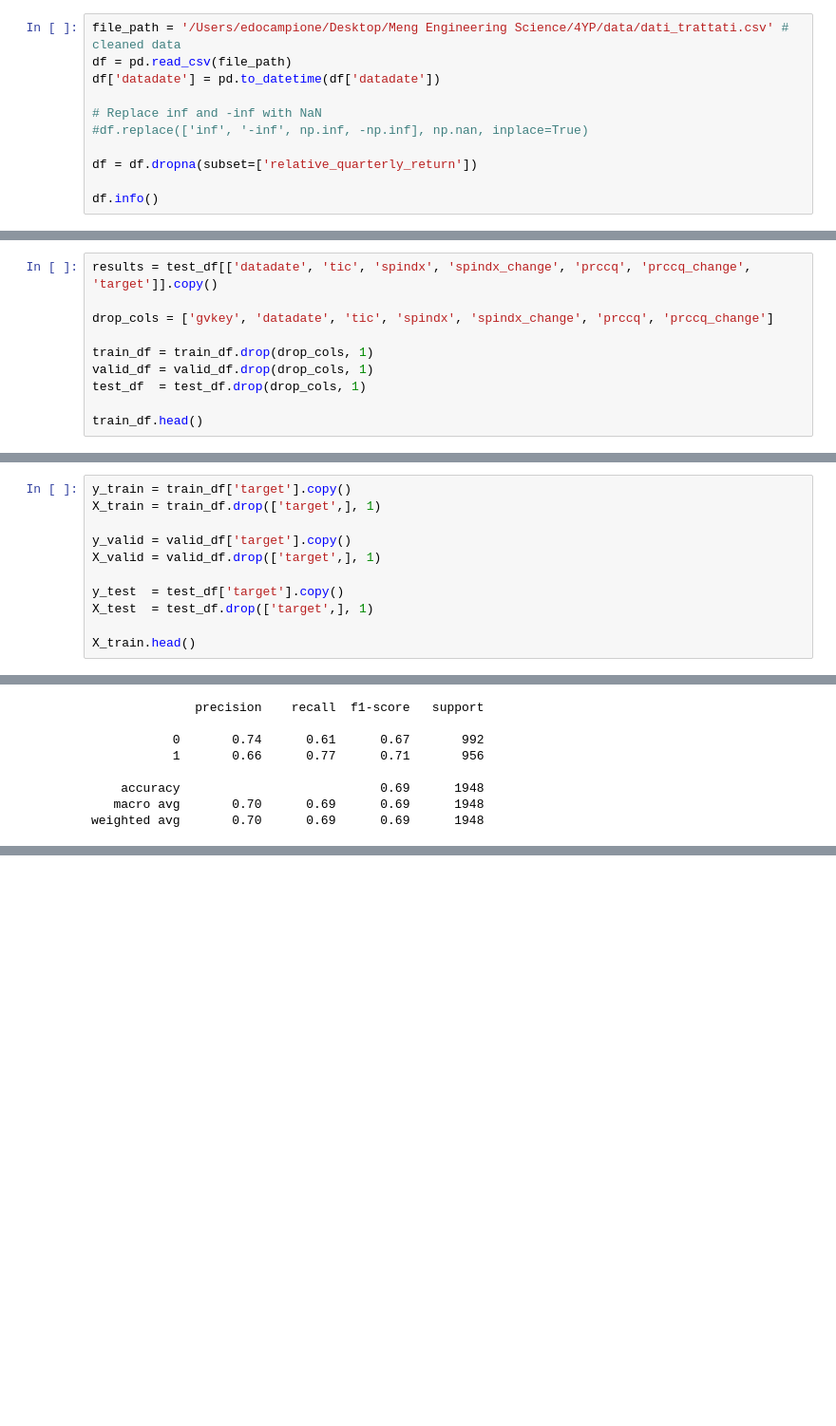
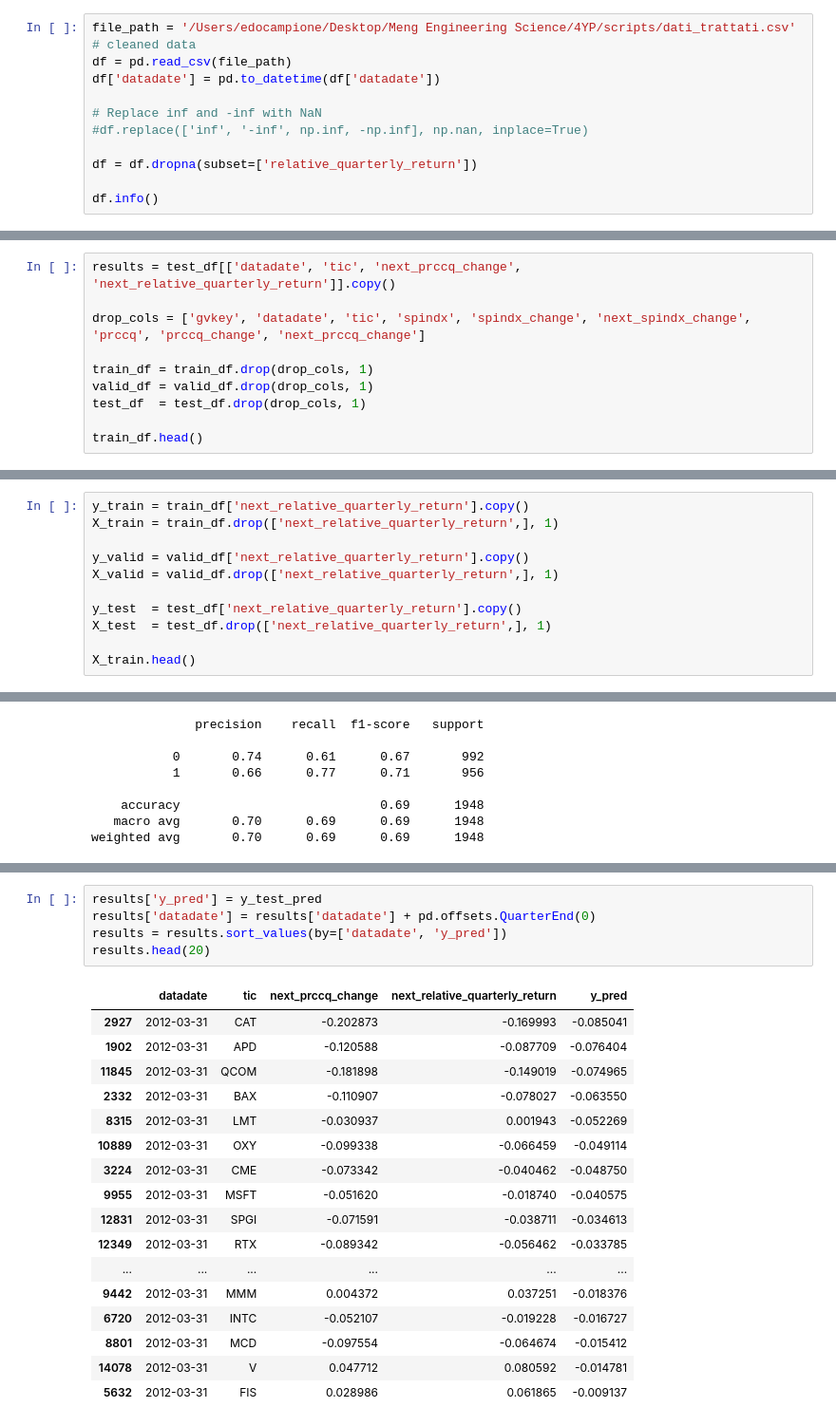
Before and after one commit to edocampione/4YP, a Jupyter notebook: models/technical classification copy.ipynb, the cells around one changed output, grey strips where cells are left out. Shown at 95% size. Saved outputs shown, nothing was run; the diff lists cells and outputs as text; blank space fills up the shorter version.

```diff
--- a/models/technical classification copy.ipynb
+++ b/models/technical classification copy.ipynb
@@ -36,7 +36,7 @@ templated_fig = pio.to_templated(fig)
 pio.templates['my_template'] = templated_fig.layout.template
 pio.templates.default = 'my_template'
 # %%
-file_path = '/Users/edocampione/Desktop/Meng Engineering Science/4YP/data/dati_trattati.csv' # cleaned data
+file_path = '/Users/edocampione/Desktop/Meng Engineering Science/4YP/scripts/dati_trattati.csv' # cleaned data
 df = pd.read_csv(file_path)
 df['datadate'] = pd.to_datetime(df['datadate'])
 
@@ -110,7 +110,7 @@ train_df.head()
 # %%
-results = test_df[['datadate', 'tic', 'spindx', 'spindx_change', 'prccq', 'prccq_change', 'target']].copy()
+results = test_df[['datadate', 'tic', 'next_prccq_change', 'next_relative_quarterly_return']].copy()
 
-drop_cols = ['gvkey', 'datadate', 'tic', 'spindx', 'spindx_change', 'prccq', 'prccq_change']
+drop_cols = ['gvkey', 'datadate', 'tic', 'spindx', 'spindx_change', 'next_spindx_change', 'prccq', 'prccq_change', 'next_prccq_change']
 
 train_df = train_df.drop(drop_cols, 1)
 valid_df = valid_df.drop(drop_cols, 1)
@@ -126,14 +126,14 @@ train_df.head()
 | 36 | 0.013564 | 0.085242 | -0.225806 | -0.002874 | 0.024924 | 0.079231 | -0.736946 | 0.319 | 0.272 | 10.059 | ... | ... |
 5 rows × 39 columns
 # %%
-y_train = train_df['target'].copy()
-X_train = train_df.drop(['target',], 1)
+y_train = train_df['next_relative_quarterly_return'].copy()
+X_train = train_df.drop(['next_relative_quarterly_return',], 1)
 
-y_valid = valid_df['target'].copy()
-X_valid = valid_df.drop(['target',], 1)
+y_valid = valid_df['next_relative_quarterly_return'].copy()
+X_valid = valid_df.drop(['next_relative_quarterly_return',], 1)
 
-y_test  = test_df['target'].copy()
-X_test  = test_df.drop(['target',], 1)
+y_test  = test_df['next_relative_quarterly_return'].copy()
+X_test  = test_df.drop(['next_relative_quarterly_return',], 1)
 
 X_train.head()
 # %% [output]
@@ -273,0 +263,23 @@ results.head()
+# %%
+results['y_pred'] = y_test_pred
+results['datadate'] = results['datadate'] + pd.offsets.QuarterEnd(0)
+results = results.sort_values(by=['datadate', 'y_pred'])
+results.head(20)
+# %% [output]
+|  | datadate | tic | next_prccq_change | next_relative_quarterly_return | y_pred |
+| 2927 | 2012-03-31 | CAT | -0.202873 | -0.169993 | -0.085041 |
+| 1902 | 2012-03-31 | APD | -0.120588 | -0.087709 | -0.076404 |
+| 11845 | 2012-03-31 | QCOM | -0.181898 | -0.149019 | -0.074965 |
+| 2332 | 2012-03-31 | BAX | -0.110907 | -0.078027 | -0.063550 |
+| 8315 | 2012-03-31 | LMT | -0.030937 | 0.001943 | -0.052269 |
+| 10889 | 2012-03-31 | OXY | -0.099338 | -0.066459 | -0.049114 |
+| 3224 | 2012-03-31 | CME | -0.073342 | -0.040462 | -0.048750 |
+| 9955 | 2012-03-31 | MSFT | -0.051620 | -0.018740 | -0.040575 |
+| 12831 | 2012-03-31 | SPGI | -0.071591 | -0.038711 | -0.034613 |
+| 12349 | 2012-03-31 | RTX | -0.089342 | -0.056462 | -0.033785 |
+| ... | ... | ... | ... | ... | ... |
+| 9442 | 2012-03-31 | MMM | 0.004372 | 0.037251 | -0.018376 |
+| 6720 | 2012-03-31 | INTC | -0.052107 | -0.019228 | -0.016727 |
+| 8801 | 2012-03-31 | MCD | -0.097554 | -0.064674 | -0.015412 |
+| 14078 | 2012-03-31 | V | 0.047712 | 0.080592 | -0.014781 |
+| 5632 | 2012-03-31 | FIS | 0.028986 | 0.061865 | -0.009137 |
```
Also changed, not shown: parts of 6 cells of this notebook, 2 other files.
